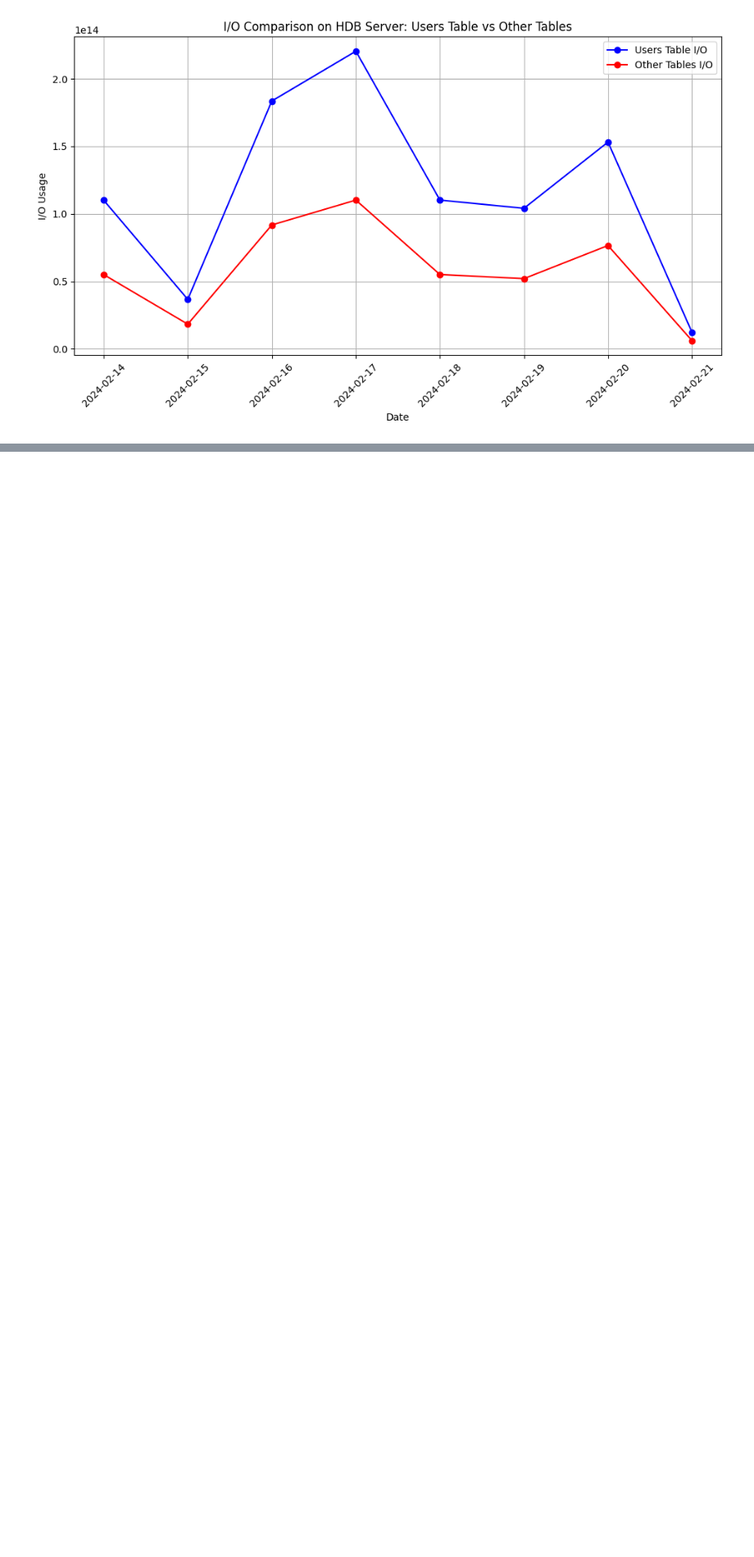
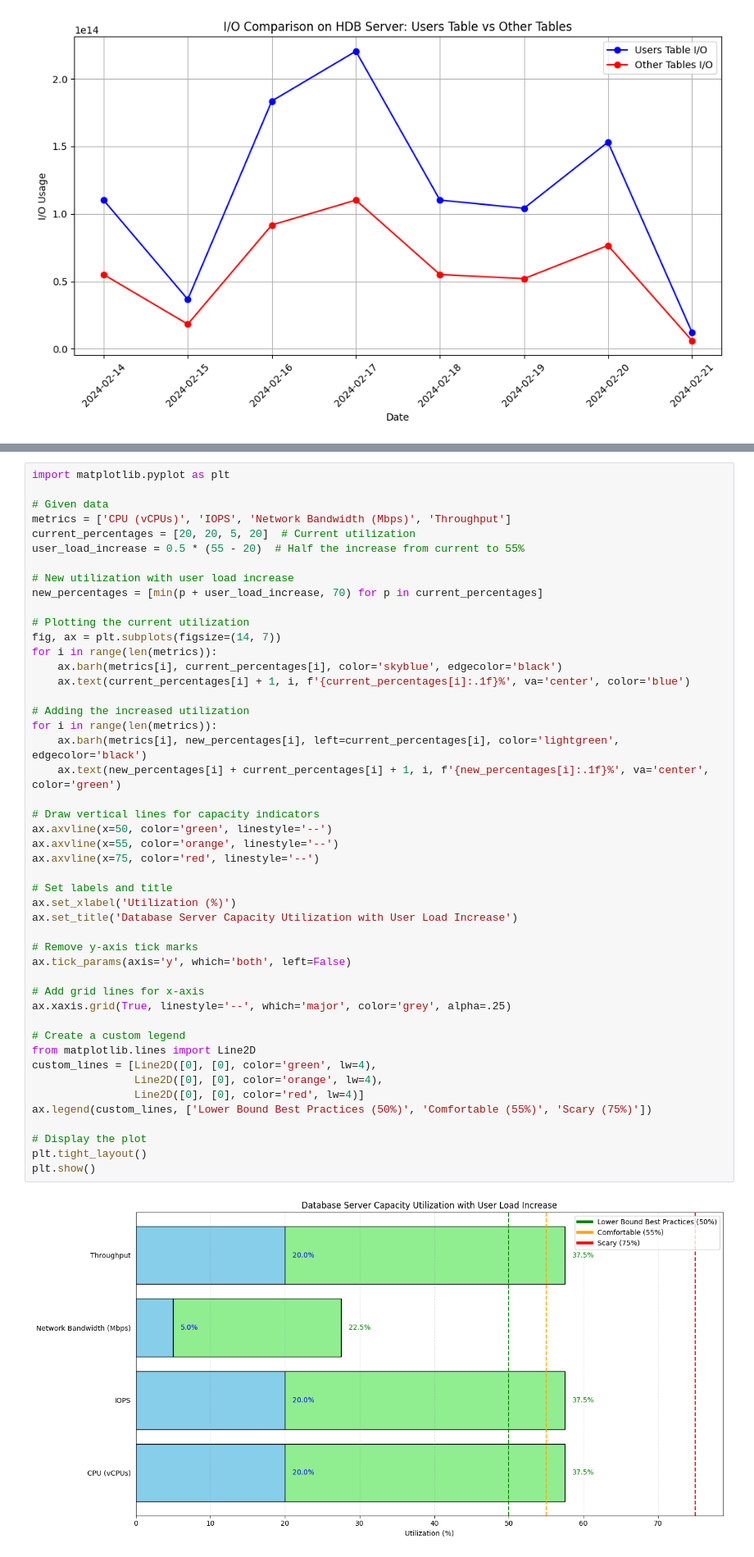
Before and after one commit to ShaneCarr/queryProcessing, a Jupyter notebook: trigreview/pythonwork.ipynb, the cells around one changed output, grey strips where cells are left out. Shown at 82% size. Drawn from its saved outputs; the diff is of its cells as text; blank space fills up the shorter version.

```diff
--- a/trigreview/pythonwork.ipynb
+++ b/trigreview/pythonwork.ipynb
@@ -682,0 +803,49 @@ plt.show()
+# %%
+import matplotlib.pyplot as plt
+
+# Given data
+metrics = ['CPU (vCPUs)', 'IOPS', 'Network Bandwidth (Mbps)', 'Throughput']
+current_percentages = [20, 20, 5, 20]  # Current utilization
+user_load_increase = 0.5 * (55 - 20)  # Half the increase from current to 55%
+
+# New utilization with user load increase
+new_percentages = [min(p + user_load_increase, 70) for p in current_percentages]
+
+# Plotting the current utilization
+fig, ax = plt.subplots(figsize=(14, 7))
+for i in range(len(metrics)):
+    ax.barh(metrics[i], current_percentages[i], color='skyblue', edgecolor='black')
+    ax.text(current_percentages[i] + 1, i, f'{current_percentages[i]:.1f}%', va='center', color='blue')
+
+# Adding the increased utilization
+for i in range(len(metrics)):
+    ax.barh(metrics[i], new_percentages[i], left=current_percentages[i], color='lightgreen', edgecolor='black')
+    ax.text(new_percentages[i] + current_percentages[i] + 1, i, f'{new_percentages[i]:.1f}%', va='center', color='green')
+
+# Draw vertical lines for capacity indicators
+ax.axvline(x=50, color='green', linestyle='--')
+ax.axvline(x=55, color='orange', linestyle='--')
+ax.axvline(x=75, color='red', linestyle='--')
+
+# Set labels and title
+ax.set_xlabel('Utilization (%)')
+ax.set_title('Database Server Capacity Utilization with User Load Increase')
+
+# Remove y-axis tick marks
+ax.tick_params(axis='y', which='both', left=False)
+
+# Add grid lines for x-axis
+ax.xaxis.grid(True, linestyle='--', which='major', color='grey', alpha=.25)
+
+# Create a custom legend
+from matplotlib.lines import Line2D
+custom_lines = [Line2D([0], [0], color='green', lw=4),
+                Line2D([0], [0], color='orange', lw=4),
+                Line2D([0], [0], color='red', lw=4)]
+ax.legend(custom_lines, ['Lower Bound Best Practices (50%)', 'Comfortable (55%)', 'Scary (75%)'])
+
+# Display the plot
+plt.tight_layout()
+plt.show()
+# %% [output]
+[figure, added]
```
Also changed, not shown: parts of 6 cells of this notebook, 4 other files.
